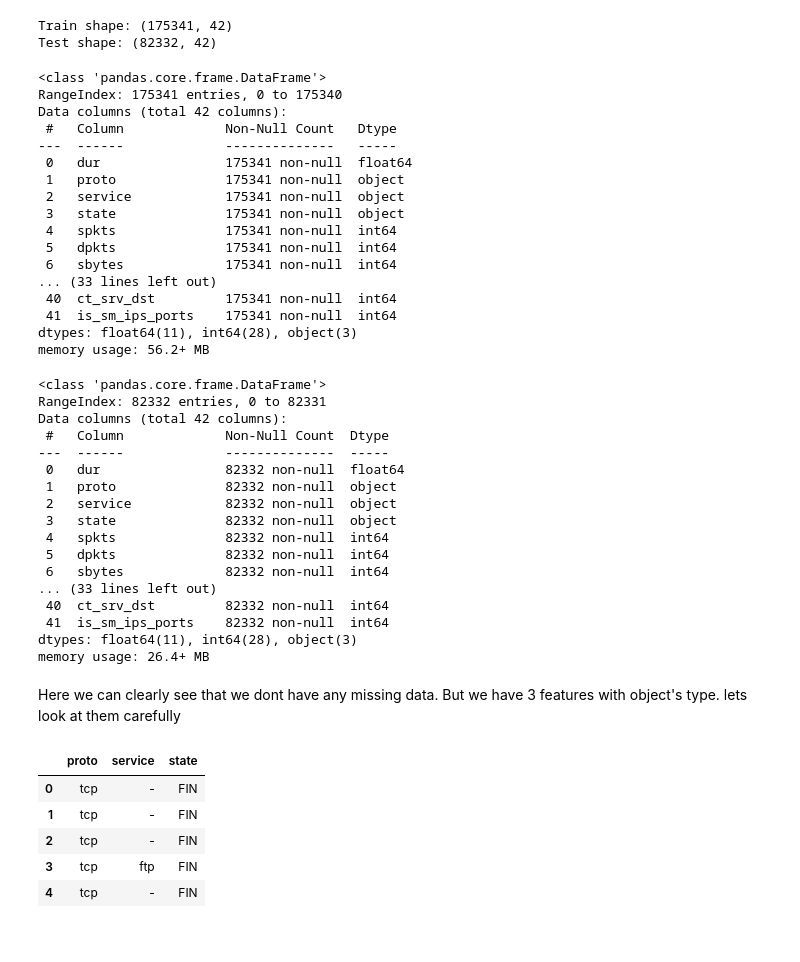
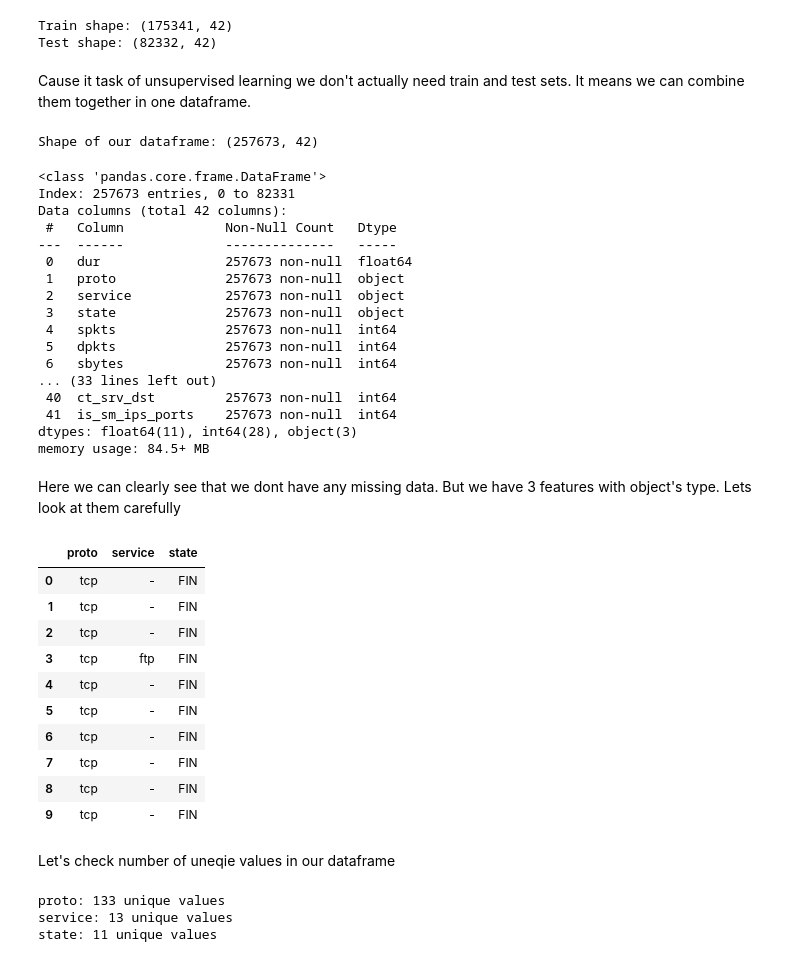
Before and after one commit to Matvey2022/Unsupervised_Learning_1, a Jupyter notebook: Lab-12.ipynb, the cells around one changed output. Saved outputs shown, nothing was run; the diff lists cells and outputs as text; code cells hidden in the pictures.

Commit message:
Data_preprocessing

```diff
--- a/Lab-12.ipynb
+++ b/Lab-12.ipynb
@@ -302,54 +302,57 @@ print(f"Train shape: {train_df.shape}\nTest shape: {test_df.shape}")
 # %% [output]
 Train shape: (175341, 42)
 Test shape: (82332, 42)
+# %% [markdown]
+Cause it task of unsupervised learning we don't actually need train and test sets. It means we can combine them together in one dataframe.
+# %%
+df = pd.concat([train_df, test_df])
+print(f"Shape of our dataframe: {df.shape}")
+# %% [output]
+Shape of our dataframe: (257673, 42)
 # %%
-train_df.info()
+df.info()
 # %% [output]
 <class 'pandas.core.frame.DataFrame'>
-RangeIndex: 175341 entries, 0 to 175340
+Index: 257673 entries, 0 to 82331
 Data columns (total 42 columns):
  #   Column             Non-Null Count   Dtype
 ---  ------             --------------   -----
- 0   dur                175341 non-null  float64
- 1   proto              175341 non-null  object
- 2   service            175341 non-null  object
- 3   state              175341 non-null  object
- 4   spkts              175341 non-null  int64
- 5   dpkts              175341 non-null  int64
- 6   sbytes             175341 non-null  int64
+ 0   dur                257673 non-null  float64
+ 1   proto              257673 non-null  object
+ 2   service            257673 non-null  object
+ 3   state              257673 non-null  object
+ 4   spkts              257673 non-null  int64
+ 5   dpkts              257673 non-null  int64
+ 6   sbytes             257673 non-null  int64
 ... (33 lines left out)
- 40  ct_srv_dst         175341 non-null  int64
- 41  is_sm_ips_ports    175341 non-null  int64
+ 40  ct_srv_dst         257673 non-null  int64
+ 41  is_sm_ips_ports    257673 non-null  int64
 dtypes: float64(11), int64(28), object(3)
-memory usage: 56.2+ MB
+memory usage: 84.5+ MB
-# %%
-test_df.info()
-# %% [output]
-<class 'pandas.core.frame.DataFrame'>
-RangeIndex: 82332 entries, 0 to 82331
-Data columns (total 42 columns):
- #   Column             Non-Null Count  Dtype
----  ------             --------------  -----
- 0   dur                82332 non-null  float64
- 1   proto              82332 non-null  object
- 2   service            82332 non-null  object
- 3   state              82332 non-null  object
- 4   spkts              82332 non-null  int64
- 5   dpkts              82332 non-null  int64
- 6   sbytes             82332 non-null  int64
-... (33 lines left out)
- 40  ct_srv_dst         82332 non-null  int64
- 41  is_sm_ips_ports    82332 non-null  int64
-dtypes: float64(11), int64(28), object(3)
-memory usage: 26.4+ MB
 # %% [markdown]
-Here we can clearly see that we dont have any missing data. But we have 3 features with object's type. lets look at them carefully
+Here we can clearly see that we dont have any missing data. But we have 3 features with object's type. Lets look at them carefully
 # %%
-train_df[['proto', 'service', 'state']].head(5)
+df[['proto', 'service', 'state']].head(10)
 # %% [output]
 |  | proto | service | state |
 | 0 | tcp | - | FIN |
 | 1 | tcp | - | FIN |
 | 2 | tcp | - | FIN |
 | 3 | tcp | ftp | FIN |
 | 4 | tcp | - | FIN |
+| 5 | tcp | - | FIN |
+| 6 | tcp | - | FIN |
+| 7 | tcp | - | FIN |
+| 8 | tcp | - | FIN |
+| 9 | tcp | - | FIN |
+# %% [markdown]
+Let's check number of uneqie values in our dataframe
+# %%
+object_features = ['proto', 'service', 'state']
+
+for column in object_features:
+    print(f"{column}: {df[column].nunique()} unique values")
+# %% [output]
+proto: 133 unique values
+service: 13 unique values
+state: 11 unique values
```
Also changed, not shown: parts of 8 cells of this notebook, 2 other files.
